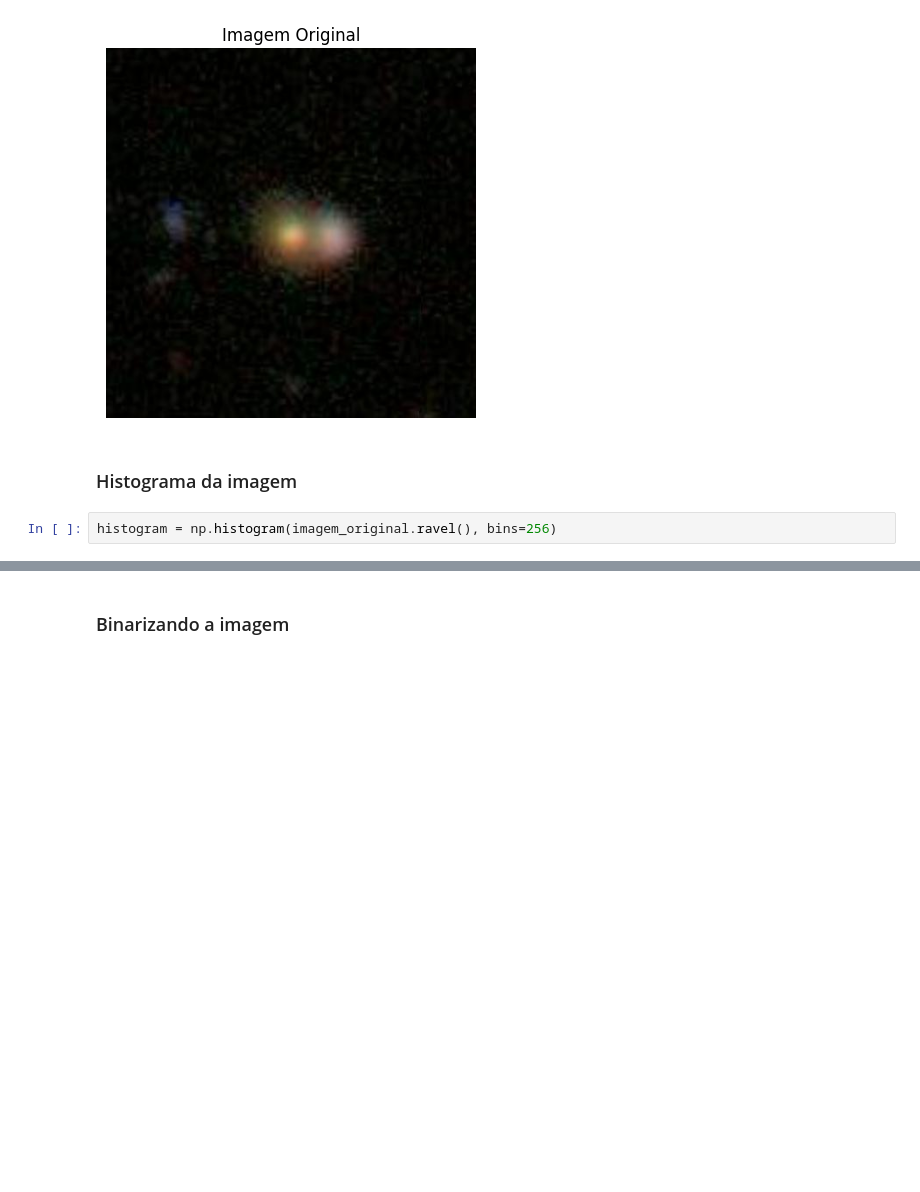
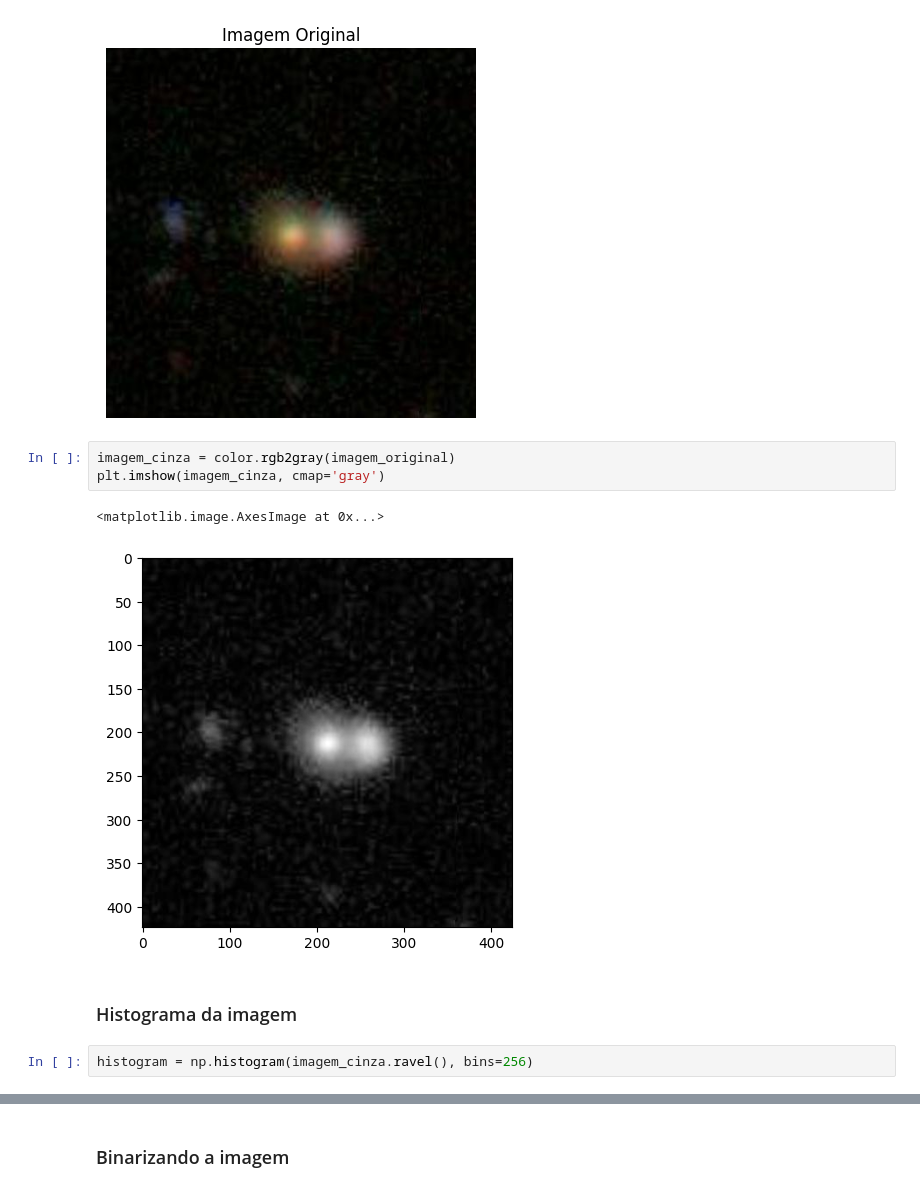
Before and after one commit to rafaseto/contagem-de-corpos-celestes, a Jupyter notebook: teste.ipynb, the cells around one changed output, grey strips where cells are left out. Saved outputs shown, nothing was run; the diff lists cells and outputs as text; blank space fills up the shorter version.

```diff
--- a/teste.ipynb
+++ b/teste.ipynb
@@ -18,10 +18,16 @@ plt.axis('off')  # Desativa os eixos
 plt.show()
 # %% [output]
 [figure]
+# %%
+imagem_cinza = color.rgb2gray(imagem_original)
+plt.imshow(imagem_cinza, cmap='gray')
+# %% [output]
+<matplotlib.image.AxesImage at 0x...>
+[figure, added]
 # %% [markdown]
 ### Histograma da imagem
 # %%
-histogram = np.histogram(imagem_original.ravel(), bins=256)
+histogram = np.histogram(imagem_cinza.ravel(), bins=256)
 # %%
 plt.plot(histogram[0], '-b')
 # %% [output]
```
Also changed, not shown: parts of 4 cells of this notebook.
